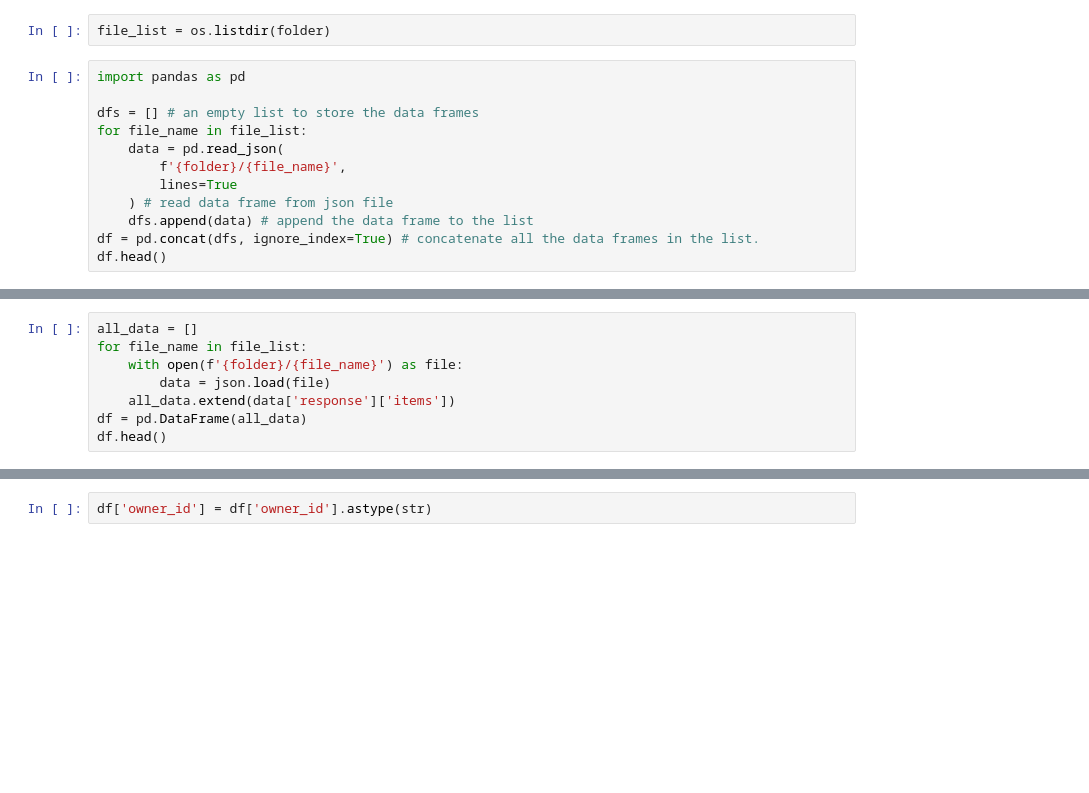
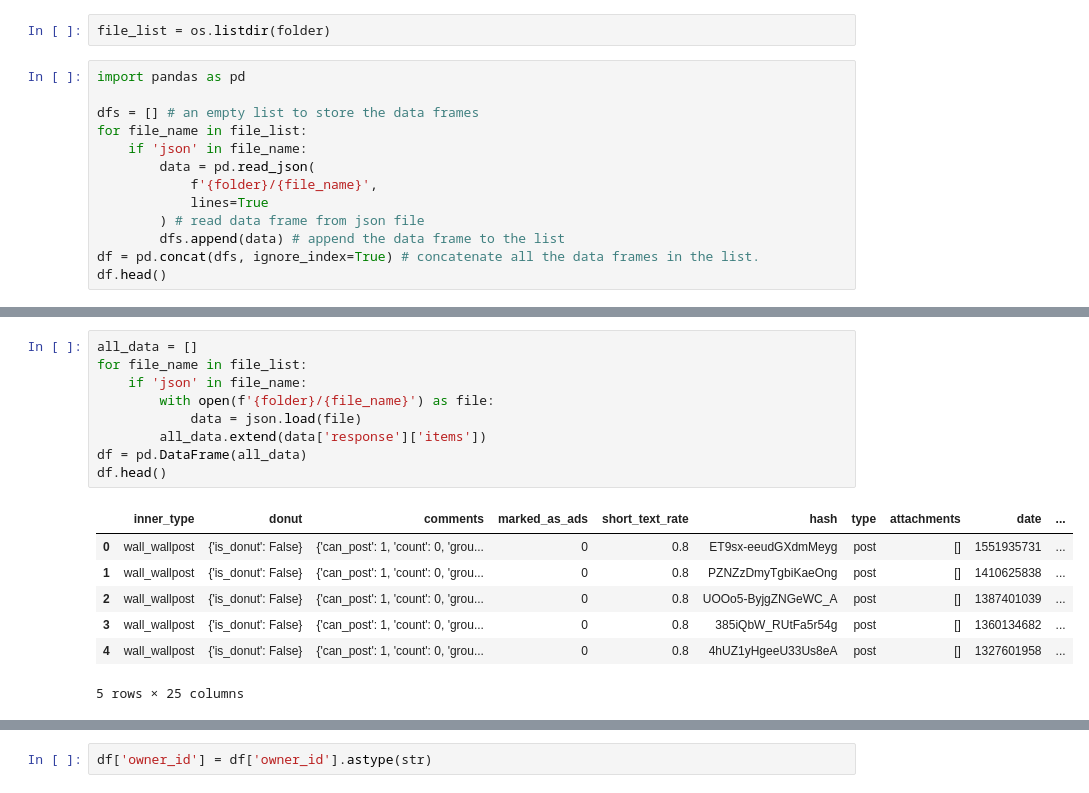
Before and after one commit to vgarshin/master_classes_23, a Jupyter notebook: 6_api_vk_load.ipynb, the cells around one changed output, grey strips where cells are left out. Cells and saved outputs as stored; diff of their text form; blank space fills up the shorter version.

```diff
--- a/6_api_vk_load.ipynb
+++ b/6_api_vk_load.ipynb
@@ -268,10 +489,11 @@ import pandas as pd
 
 dfs = [] # an empty list to store the data frames
 for file_name in file_list:
-    data = pd.read_json(
-        f'{folder}/{file_name}',
-        lines=True
-    ) # read data frame from json file
-    dfs.append(data) # append the data frame to the list
+    if 'json' in file_name:
+        data = pd.read_json(
+            f'{folder}/{file_name}',
+            lines=True
+        ) # read data frame from json file
+        dfs.append(data) # append the data frame to the list
 df = pd.concat(dfs, ignore_index=True) # concatenate all the data frames in the list.
 df.head()
@@ -278,11 +507,20 @@ df.head()
 # %%
 all_data = []
 for file_name in file_list:
-    with open(f'{folder}/{file_name}') as file:
-        data = json.load(file)
-    all_data.extend(data['response']['items'])
+    if 'json' in file_name:
+        with open(f'{folder}/{file_name}') as file:
+            data = json.load(file)
+        all_data.extend(data['response']['items'])
 df = pd.DataFrame(all_data)
 df.head()
+# %% [output]
+|  | inner_type | donut | comments | marked_as_ads | short_text_rate | hash | type | attachments | date | ... |
+| 0 | wall_wallpost | {'is_donut': False} | {'can_post': 1, 'count': 0, 'grou... | 0 | 0.8 | ET9sx-eeudGXdmMeyg | post | [] | 1551935731 | ... |
+| 1 | wall_wallpost | {'is_donut': False} | {'can_post': 1, 'count': 0, 'grou... | 0 | 0.8 | PZNZzDmyTgbiKaeOng | post | [] | 1410625838 | ... |
+| 2 | wall_wallpost | {'is_donut': False} | {'can_post': 1, 'count': 0, 'grou... | 0 | 0.8 | UOOo5-ByjgZNGeWC_A | post | [] | 1387401039 | ... |
+| 3 | wall_wallpost | {'is_donut': False} | {'can_post': 1, 'count': 0, 'grou... | 0 | 0.8 | 385iQbW_RUtFa5r54g | post | [] | 1360134682 | ... |
+| 4 | wall_wallpost | {'is_donut': False} | {'can_post': 1, 'count': 0, 'grou... | 0 | 0.8 | 4hUZ1yHgeeU33Us8eA | post | [] | 1327601958 | ... |
+5 rows × 25 columns
 # %%
 pd.set_option('display.max_columns', None)
 
```
Also changed, not shown: parts of 42 cells of this notebook, 1 other file.
